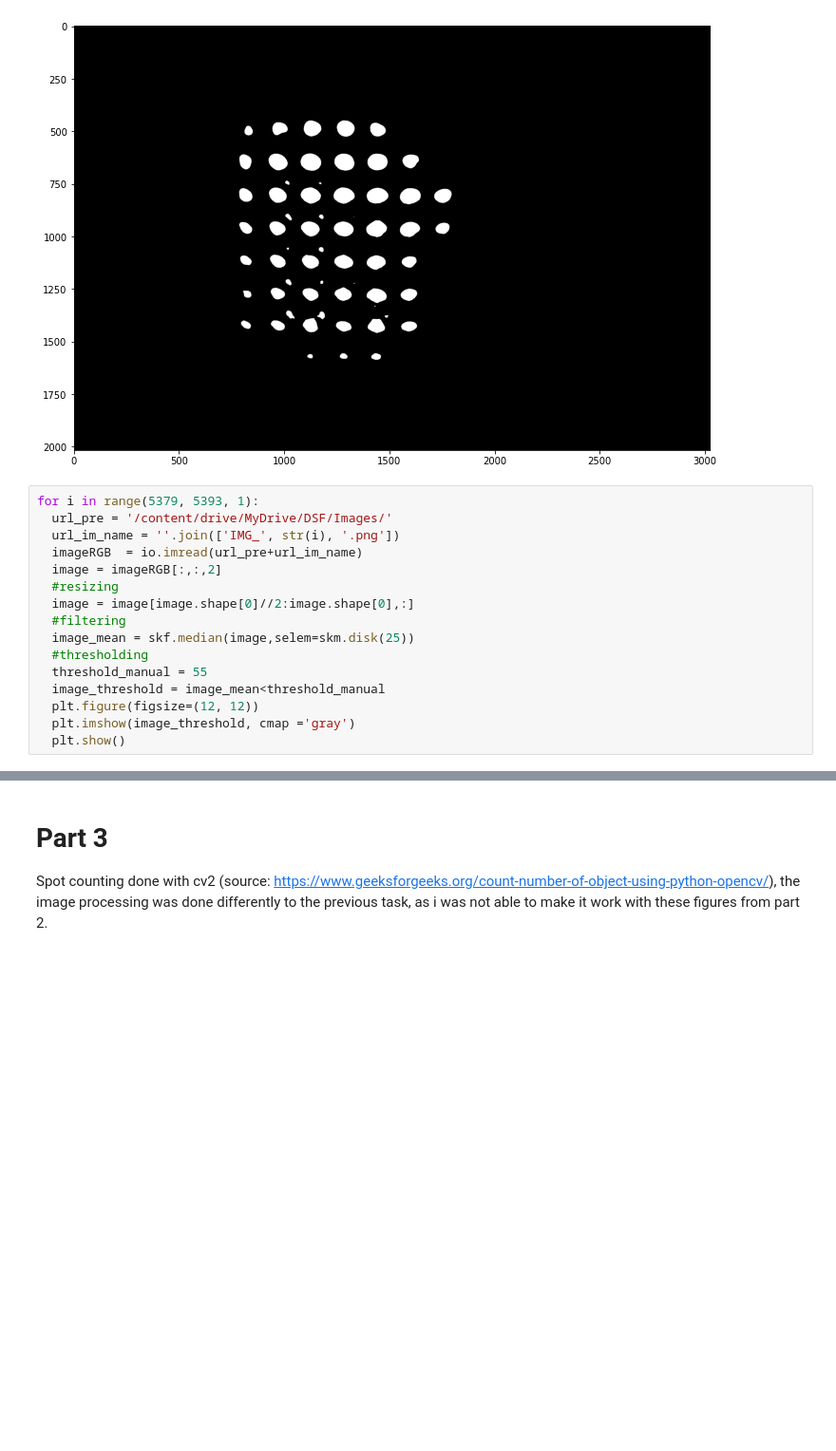
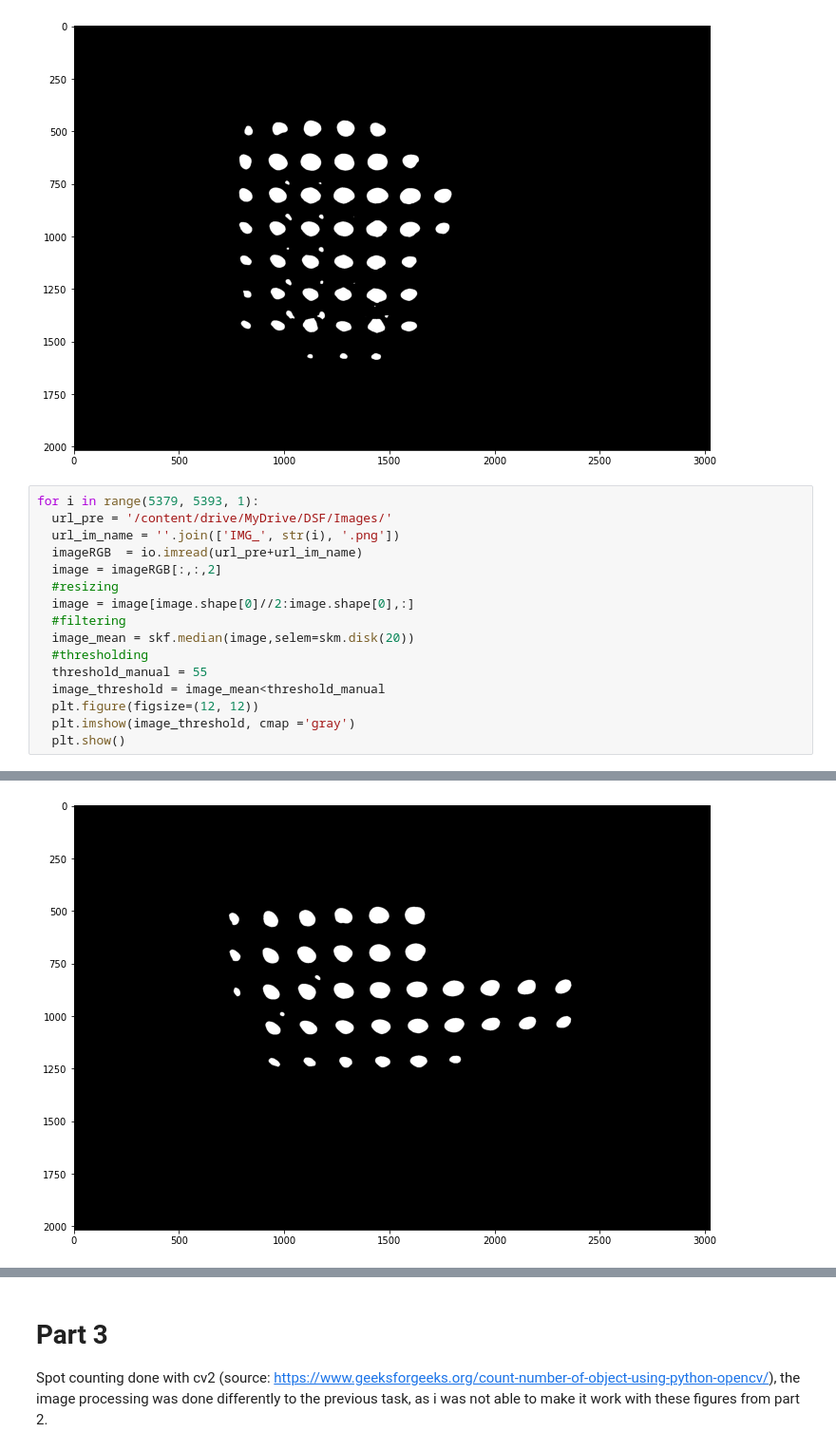
Before and after one commit to TillVollmer5/DSF-FS2022, a Jupyter notebook: CodingTask2.ipynb, the cells around one changed output, grey strips where cells are left out. Shown at 95% size. Cells and saved outputs as stored; diff of their text form; blank space fills up the shorter version.

```diff
--- a/CodingTask2.ipynb
+++ b/CodingTask2.ipynb
@@ -101,7 +98,7 @@ for i in range(5379, 5393, 1):
   #resizing
   image = image[image.shape[0]//2:image.shape[0],:]
   #filtering
-  image_mean = skf.median(image,selem=skm.disk(25))
+  image_mean = skf.median(image,selem=skm.disk(20))
   #thresholding
   threshold_manual = 55
   image_threshold = image_mean<threshold_manual
@@ -112,0 +110 @@ for i in range(5379, 5393, 1):
+[figure, added]
```
Also changed, not shown: parts of 4 cells of this notebook.
